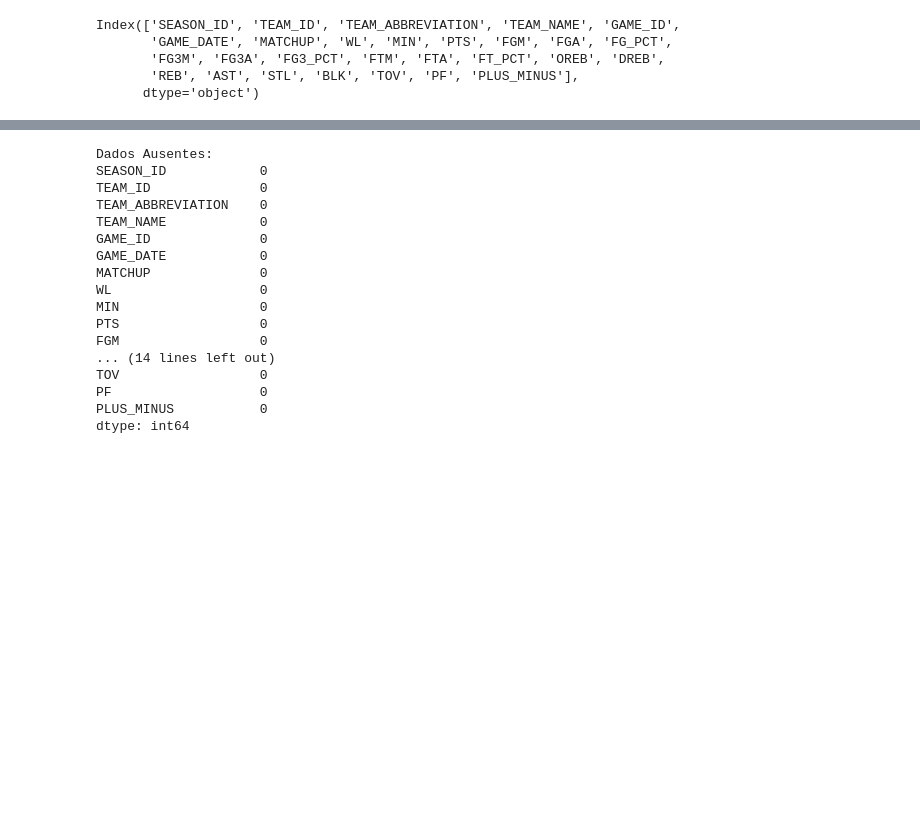
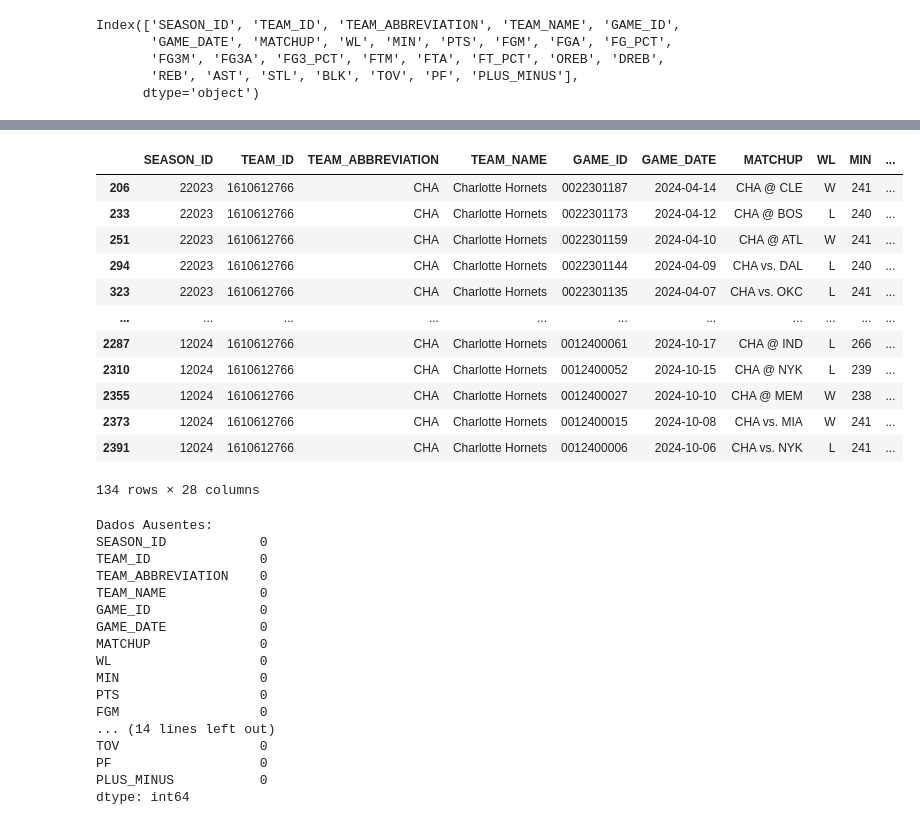
Before and after one commit to genarioazevedoufape/preditor_jogos_nba, a Jupyter notebook: EDA/eda_parte_1.ipynb, the cells around one changed output, grey strips where cells are left out. Saved outputs shown, nothing was run; the diff lists cells and outputs as text; code cells hidden in the pictures; blank space fills up the shorter version.

```diff
--- a/EDA/eda_parte_1.ipynb
+++ b/EDA/eda_parte_1.ipynb
@@ -157,5 +157,21 @@ Número de jogos coletados para Charlotte Hornets: 134
 
 [5 rows x 28 columns]
+# %%
+jogos_hornets
+# %% [output]
+|  | SEASON_ID | TEAM_ID | TEAM_ABBREVIATION | TEAM_NAME | GAME_ID | GAME_DATE | MATCHUP | WL | MIN | ... |
+| 206 | 22023 | 1610612766 | CHA | Charlotte Hornets | 0022301187 | 2024-04-14 | CHA @ CLE | W | 241 | ... |
+| 233 | 22023 | 1610612766 | CHA | Charlotte Hornets | 0022301173 | 2024-04-12 | CHA @ BOS | L | 240 | ... |
+| 251 | 22023 | 1610612766 | CHA | Charlotte Hornets | 0022301159 | 2024-04-10 | CHA @ ATL | W | 241 | ... |
+| 294 | 22023 | 1610612766 | CHA | Charlotte Hornets | 0022301144 | 2024-04-09 | CHA vs. DAL | L | 240 | ... |
+| 323 | 22023 | 1610612766 | CHA | Charlotte Hornets | 0022301135 | 2024-04-07 | CHA vs. OKC | L | 241 | ... |
+| ... | ... | ... | ... | ... | ... | ... | ... | ... | ... | ... |
+| 2287 | 12024 | 1610612766 | CHA | Charlotte Hornets | 0012400061 | 2024-10-17 | CHA @ IND | L | 266 | ... |
+| 2310 | 12024 | 1610612766 | CHA | Charlotte Hornets | 0012400052 | 2024-10-15 | CHA @ NYK | L | 239 | ... |
+| 2355 | 12024 | 1610612766 | CHA | Charlotte Hornets | 0012400027 | 2024-10-10 | CHA @ MEM | W | 238 | ... |
+| 2373 | 12024 | 1610612766 | CHA | Charlotte Hornets | 0012400015 | 2024-10-08 | CHA vs. MIA | W | 241 | ... |
+| 2391 | 12024 | 1610612766 | CHA | Charlotte Hornets | 0012400006 | 2024-10-06 | CHA vs. NYK | L | 241 | ... |
+134 rows × 28 columns
 # %%
 # 1. Verificar dados ausentes
 print("Dados Ausentes:")
```
Also changed, not shown: parts of 13 cells of this notebook, 3 other files.
